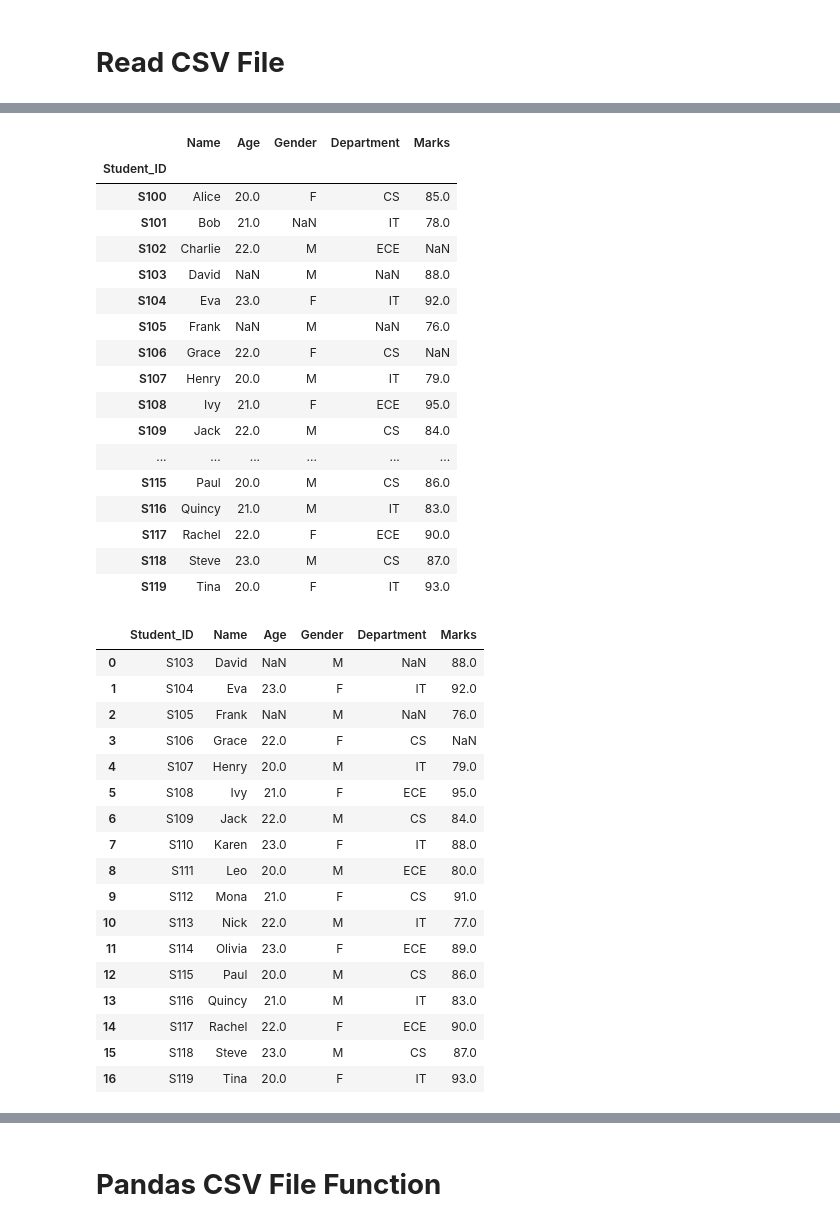
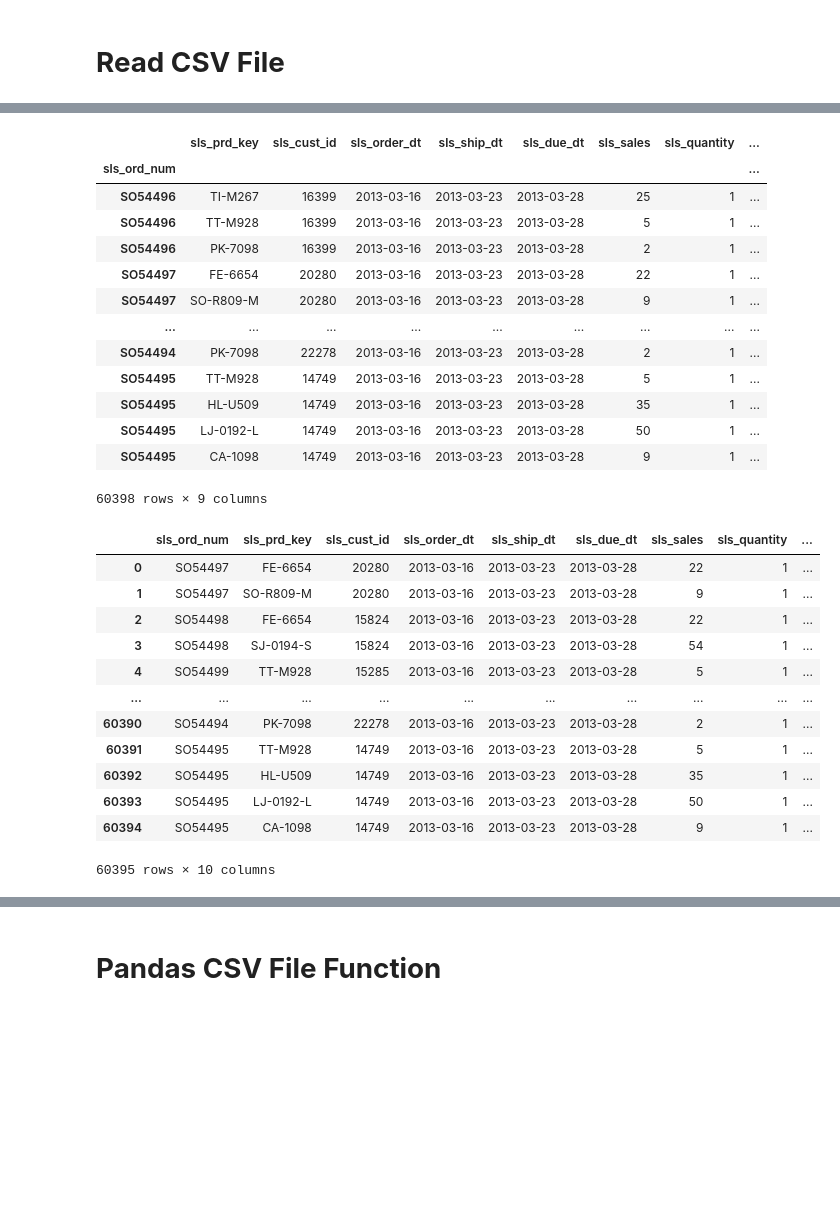
Before and after one commit to rohit8077/Machine-learning-, a Jupyter notebook: Pandas.ipynb, the cells around one changed output, grey strips where cells are left out. Saved outputs shown, nothing was run; the diff lists cells and outputs as text; code cells hidden in the pictures; blank space fills up the shorter version.

```diff
--- a/Pandas.ipynb
+++ b/Pandas.ipynb
@@ -310,5 +302,5 @@ csv_1
 # %%
-csv_1 = pd.read_csv("/content/student_dataset (1).csv", skiprows=[3, 1,2,])
+csv_1 = pd.read_csv("/content/silver.crm_sales_details.csv", skiprows=[3, 1,2,])
 
 csv_1
 # %% [output]
@@ -333,47 +320,38 @@ csv_1
 # %%
-csv_2 = pd.read_csv("/content/student_dataset (1).csv", index_col="Student_ID")
+csv_2 = pd.read_csv("/content/silver.crm_sales_details.csv", index_col="sls_ord_num")
 
 csv_2
 # %% [output]
-|  | Name | Age | Gender | Department | Marks |
-| Student_ID |  |  |  |  |  |
-| S100 | Alice | 20.0 | F | CS | 85.0 |
-| S101 | Bob | 21.0 | NaN | IT | 78.0 |
-| S102 | Charlie | 22.0 | M | ECE | NaN |
-| S103 | David | NaN | M | NaN | 88.0 |
-| S104 | Eva | 23.0 | F | IT | 92.0 |
-| S105 | Frank | NaN | M | NaN | 76.0 |
-| S106 | Grace | 22.0 | F | CS | NaN |
-| S107 | Henry | 20.0 | M | IT | 79.0 |
-| S108 | Ivy | 21.0 | F | ECE | 95.0 |
-| S109 | Jack | 22.0 | M | CS | 84.0 |
-| ... | ... | ... | ... | ... | ... |
-| S115 | Paul | 20.0 | M | CS | 86.0 |
-| S116 | Quincy | 21.0 | M | IT | 83.0 |
-| S117 | Rachel | 22.0 | F | ECE | 90.0 |
-| S118 | Steve | 23.0 | M | CS | 87.0 |
-| S119 | Tina | 20.0 | F | IT | 93.0 |
+|  | sls_prd_key | sls_cust_id | sls_order_dt | sls_ship_dt | sls_due_dt | sls_sales | sls_quantity | ... |
+| sls_ord_num |  |  |  |  |  |  |  | ... |
+| SO54496 | TI-M267 | 16399 | 2013-03-16 | 2013-03-23 | 2013-03-28 | 25 | 1 | ... |
+| SO54496 | TT-M928 | 16399 | 2013-03-16 | 2013-03-23 | 2013-03-28 | 5 | 1 | ... |
+| SO54496 | PK-7098 | 16399 | 2013-03-16 | 2013-03-23 | 2013-03-28 | 2 | 1 | ... |
+| SO54497 | FE-6654 | 20280 | 2013-03-16 | 2013-03-23 | 2013-03-28 | 22 | 1 | ... |
+| SO54497 | SO-R809-M | 20280 | 2013-03-16 | 2013-03-23 | 2013-03-28 | 9 | 1 | ... |
+| ... | ... | ... | ... | ... | ... | ... | ... | ... |
+| SO54494 | PK-7098 | 22278 | 2013-03-16 | 2013-03-23 | 2013-03-28 | 2 | 1 | ... |
+| SO54495 | TT-M928 | 14749 | 2013-03-16 | 2013-03-23 | 2013-03-28 | 5 | 1 | ... |
+| SO54495 | HL-U509 | 14749 | 2013-03-16 | 2013-03-23 | 2013-03-28 | 35 | 1 | ... |
+| SO54495 | LJ-0192-L | 14749 | 2013-03-16 | 2013-03-23 | 2013-03-28 | 50 | 1 | ... |
+| SO54495 | CA-1098 | 14749 | 2013-03-16 | 2013-03-23 | 2013-03-28 | 9 | 1 | ... |
+60398 rows × 9 columns
 # %%
-sv_1 = pd.read_csv("/content/student_dataset (1).csv", header =2)
+sv_1 = pd.read_csv("/content/silver.crm_sales_details.csv", header =2)
 
 csv_1
 # %% [output]
-|  | Student_ID | Name | Age | Gender | Department | Marks |
-| 0 | S103 | David | NaN | M | NaN | 88.0 |
-| 1 | S104 | Eva | 23.0 | F | IT | 92.0 |
-| 2 | S105 | Frank | NaN | M | NaN | 76.0 |
-| 3 | S106 | Grace | 22.0 | F | CS | NaN |
-| 4 | S107 | Henry | 20.0 | M | IT | 79.0 |
-| 5 | S108 | Ivy | 21.0 | F | ECE | 95.0 |
-| 6 | S109 | Jack | 22.0 | M | CS | 84.0 |
-| 7 | S110 | Karen | 23.0 | F | IT | 88.0 |
-| 8 | S111 | Leo | 20.0 | M | ECE | 80.0 |
-| 9 | S112 | Mona | 21.0 | F | CS | 91.0 |
-| 10 | S113 | Nick | 22.0 | M | IT | 77.0 |
-| 11 | S114 | Olivia | 23.0 | F | ECE | 89.0 |
-| 12 | S115 | Paul | 20.0 | M | CS | 86.0 |
-| 13 | S116 | Quincy | 21.0 | M | IT | 83.0 |
-| 14 | S117 | Rachel | 22.0 | F | ECE | 90.0 |
-| 15 | S118 | Steve | 23.0 | M | CS | 87.0 |
-| 16 | S119 | Tina | 20.0 | F | IT | 93.0 |
+|  | sls_ord_num | sls_prd_key | sls_cust_id | sls_order_dt | sls_ship_dt | sls_due_dt | sls_sales | sls_quantity | ... |
+| 0 | SO54497 | FE-6654 | 20280 | 2013-03-16 | 2013-03-23 | 2013-03-28 | 22 | 1 | ... |
+| 1 | SO54497 | SO-R809-M | 20280 | 2013-03-16 | 2013-03-23 | 2013-03-28 | 9 | 1 | ... |
+| 2 | SO54498 | FE-6654 | 15824 | 2013-03-16 | 2013-03-23 | 2013-03-28 | 22 | 1 | ... |
+| 3 | SO54498 | SJ-0194-S | 15824 | 2013-03-16 | 2013-03-23 | 2013-03-28 | 54 | 1 | ... |
+| 4 | SO54499 | TT-M928 | 15285 | 2013-03-16 | 2013-03-23 | 2013-03-28 | 5 | 1 | ... |
+| ... | ... | ... | ... | ... | ... | ... | ... | ... | ... |
+| 60390 | SO54494 | PK-7098 | 22278 | 2013-03-16 | 2013-03-23 | 2013-03-28 | 2 | 1 | ... |
+| 60391 | SO54495 | TT-M928 | 14749 | 2013-03-16 | 2013-03-23 | 2013-03-28 | 5 | 1 | ... |
+| 60392 | SO54495 | HL-U509 | 14749 | 2013-03-16 | 2013-03-23 | 2013-03-28 | 35 | 1 | ... |
+| 60393 | SO54495 | LJ-0192-L | 14749 | 2013-03-16 | 2013-03-23 | 2013-03-28 | 50 | 1 | ... |
+| 60394 | SO54495 | CA-1098 | 14749 | 2013-03-16 | 2013-03-23 | 2013-03-28 | 9 | 1 | ... |
+60395 rows × 10 columns
 # %%
```
Also changed, not shown: parts of 47 cells of this notebook.
